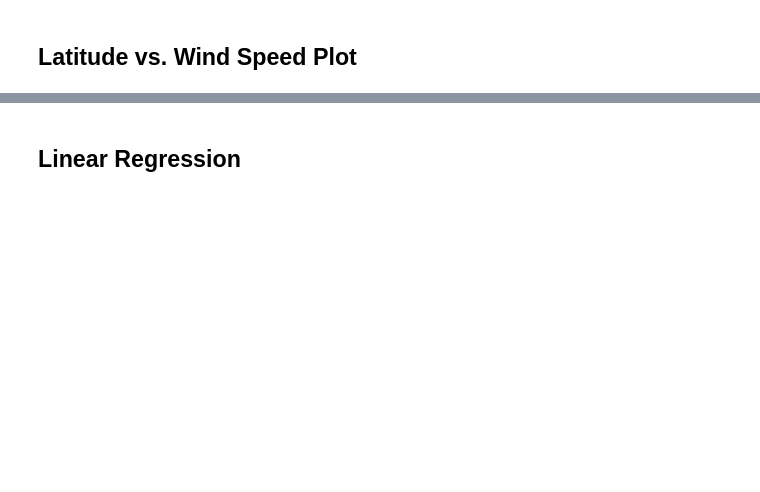
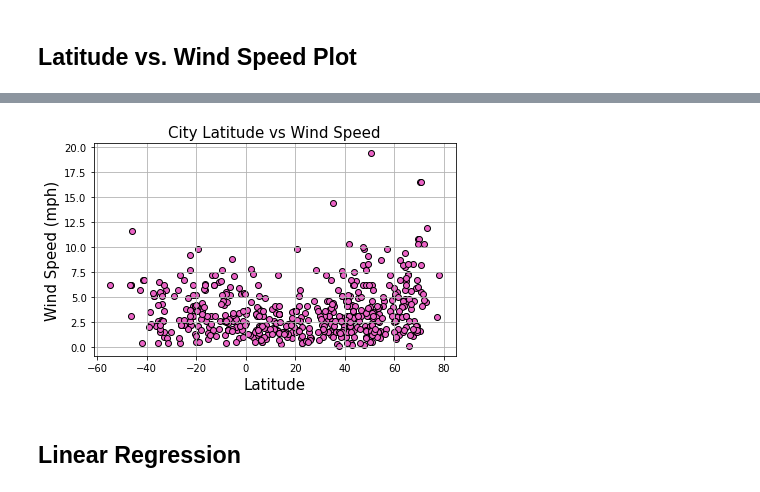
Before and after one commit to skumble27/python-api-challenge, a Jupyter notebook: WeatherPy/WeatherPy_Draft2.ipynb, the cells around one changed output, grey strips where cells are left out. Saved outputs shown, nothing was run; the diff lists cells and outputs as text; code cells hidden in the pictures; blank space fills up the shorter version.

```diff
--- a/WeatherPy/WeatherPy_Draft2.ipynb
+++ b/WeatherPy/WeatherPy_Draft2.ipynb
@@ -214,2 +246,16 @@ y_temperature = clean_city_data['Max Temp']
+# %%
+# We wil set a new y_ variable pertaining to Wind Speed
+y_windspeed = clean_city_data['Wind Speed']
+fig1, ax1 = plt.subplots()
+ax1.set_title('City Latitude vs Wind Speed',fontsize=15)
+ax1.set_ylabel('Wind Speed (mph)', fontsize=15)
+ax1.set_xlabel('Latitude',fontsize=15)
+ax1.scatter(x_lattitude,y_windspeed, edgecolors='black',c='#eb63c6')
+ax1.grid(True)
+fig1.tight_layout()
+plt.savefig('../Images/Latitude_vs_WindSpeed.png')
+plt.show()
+# %% [output]
+[figure, added]
 # %% [markdown]
 ## Linear Regression
```
Also changed, not shown: parts of 14 cells of this notebook, 6 other files.
